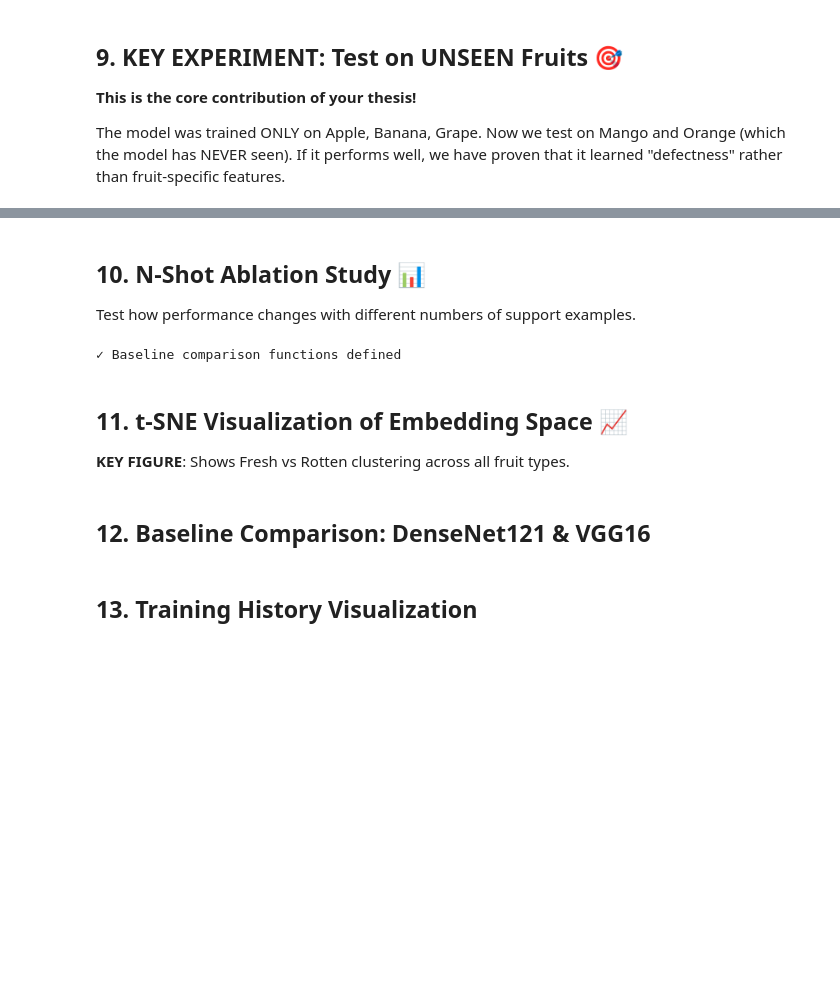
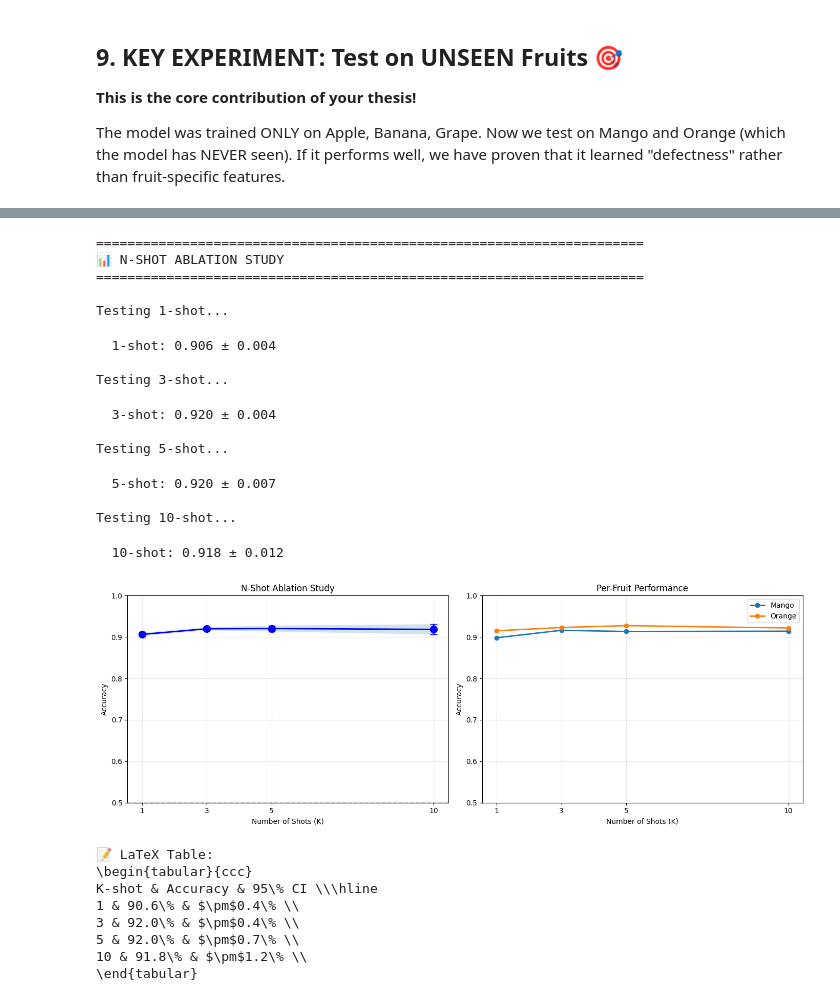
Before and after one commit to amrsamir01/Fruit_type_classification, a Jupyter notebook: FewShot.ipynb, the cells around one changed output, grey strips where cells are left out. Saved outputs shown, nothing was run; the diff lists cells and outputs as text; code cells hidden in the pictures; blank space fills up the shorter version.

```diff
--- a/FewShot.ipynb
+++ b/FewShot.ipynb
@@ -522,21 +559,23 @@ Unlike traditional training, we iterate over **episodes** not batches. Each epis
 # %%
 # ============================================================================
-# TRAINING UTILITIES WITH EARLY STOPPING & GRADIENT CLIPPING
+# TRAINING UTILITIES WITH IMPROVED MONITORING
 # ============================================================================
 
 class EarlyStopping:
     """Early stopping to prevent overfitting."""
-    def __init__(self, patience=10, min_delta=0.001, mode='max'):
+    def __init__(self, patience=7, min_delta=0.001, mode='max'):
         self.patience = patience
         self.min_delta = min_delta
         self.mode = mode
         self.counter = 0
         self.best_score = None
         self.early_stop = False
+        self.best_epoch = 0
 
-    def __call__(self, score):
+    def __call__(self, score, epoch):
         if self.best_score is None:
             self.best_score = score
+            self.best_epoch = epoch
             return False
 
         improved = (score > self.best_score + self.min_delta) if self.mode == 'max' \
@@ -544,6 +583,7 @@ class EarlyStopping:
 
         if improved:
             self.best_score = score
+            self.best_epoch = epoch
             self.counter = 0
         else:
             self.counter += 1
@@ -569,8 +609,9 @@ def train_epoch(model, dataloader, criterion, optimizer, device, gradient_clip=1
         query_imgs = query_imgs.to(device)
         query_lbls = query_lbls.to(device)
 
-        logits, query_emb, _ = model(support_imgs, support_lbls, query_imgs)
-        support_emb = model.encoder(support_imgs)
+        # Forward pass - now returns support embeddings too (no double computation)
+        logits, query_emb, support_emb, _ = model(support_imgs, support_lbls, query_imgs)
+
         all_embeddings = torch.cat([support_emb, query_emb], dim=0)
         all_labels = torch.cat([support_lbls, query_lbls], dim=0)
 
@@ -608,13 +649,14 @@ def evaluate(model, dataloader, device, desc="Evaluating", return_all=False):
         query_imgs = query_imgs.to(device)
         query_lbls = query_lbls.to(device)
 
-        logits, _, _ = model(support_imgs, support_lbls, query_imgs)
+        logits, _, _, _ = model(support_imgs, support_lbls, query_imgs)
         acc = compute_accuracy(logits, query_lbls)
         all_accuracies.append(acc)
         fruit_accuracies[fruit].append(acc)
         pbar.set_postfix({'acc': f'{acc:.3f}'})
 
     mean_acc = np.mean(all_accuracies)
+    std_acc = np.std(all_accuracies)
     per_fruit_acc = {fruit: np.mean(accs) for fruit, accs in fruit_accuracies.items()}
 
     if return_all:
@@ -630,11 +672,11 @@ def save_checkpoint(model, optimizer, epoch, metrics, path):
 
 
 def load_checkpoint(model, optimizer, path):
-    checkpoint = torch.load(path)
+    checkpoint = torch.load(path, map_location=device)
     model.load_state_dict(checkpoint['model_state_dict'])
     if optimizer:
         optimizer.load_state_dict(checkpoint['optimizer_state_dict'])
     return checkpoint['epoch'], checkpoint['metrics']
 
-print("✓ Training utilities with early stopping & gradient clipping")
+print("✓ Training utilities defined")
 # %% [output]
@@ -1011,7 +1168,3 @@ Per-Fruit Accuracy:
-# %% [markdown]
-## 10. N-Shot Ablation Study 📊
-
-Test how performance changes with different numbers of support examples.
 # %%
 # ============================================================================
 # N-SHOT ABLATION STUDY
@@ -1028,9 +1181,9 @@ def ablation_n_shot(model, test_dataset, device, config,
     # Load best model
     ckpt_path = os.path.join(config.CHECKPOINT_DIR, 'best_model.pth')
     if os.path.exists(ckpt_path):
-        model.load_state_dict(torch.load(ckpt_path)['model_state_dict'])
+        model.load_state_dict(torch.load(ckpt_path, map_location=device)['model_state_dict'])
 
-    results = {}
+    ablation_results = {}
 
     for n_shot in shots:
         print(f"\nTesting {n_shot}-shot...")
@@ -1045,7 +1198,7 @@ def ablation_n_shot(model, test_dataset, device, config,
                 per_fruit_trials[fruit].append(f_acc)
 
         mean, std, ci = compute_confidence_interval(trial_accs)
-        results[n_shot] = {
+        ablation_results[n_shot] = {
             'mean': mean, 'std': std, 'ci_95': ci,
             'per_fruit': {f: {'mean': np.mean(a), 'std': np.std(a)}
                          for f, a in per_fruit_trials.items()}
@@ -1056,8 +1209,8 @@ def ablation_n_shot(model, test_dataset, device, config,
     fig, axes = plt.subplots(1, 2, figsize=(14, 5))
 
     # Overall
-    means = [results[s]['mean'] for s in shots]
-    cis = [results[s]['ci_95'] for s in shots]
+    means = [ablation_results[s]['mean'] for s in shots]
+    cis = [ablation_results[s]['ci_95'] for s in shots]
     axes[0].errorbar(shots, means, yerr=cis, fmt='bo-', linewidth=2,
                      markersize=10, capsize=5)
     axes[0].fill_between(shots, [m-c for m,c in zip(means, cis)],
@@ -1071,38 +1224,57 @@ def ablation_n_shot(model, test_dataset, device, config,
     axes[0].axhline(y=0.5, color='gray', linestyle='--', alpha=0.5)
 
     # Per-fruit
     for fruit in config.TEST_FRUITS:
-        fruit_means = [results[s]['per_fruit'].get(fruit, {}).get('mean', 0) for s in shots]
+        fruit_means = [ablation_results[s]['per_fruit'].get(fruit, {}).get('mean', 0) for s in shots]
         axes[1].plot(shots, fruit_means, 'o-', linewidth=2, label=fruit.capitalize())
     axes[1].set_xlabel('Number of Shots (K)')
     axes[1].set_ylabel('Accuracy')
     axes[1].set_title('Per-Fruit Performance')
     axes[1].set_xticks(shots)
     axes[1].set_ylim(0.5, 1.0)
     axes[1].grid(True, alpha=0.3)
     axes[1].legend()
 
     plt.tight_layout()
     plt.savefig(os.path.join(config.RESULTS_DIR, 'ablation_nshot.png'), dpi=300)
     plt.show()
 
     # LaTeX table
     print("\n📝 LaTeX Table:")
     print("\\begin{tabular}{ccc}")
     print("K-shot & Accuracy & 95\\% CI \\\\\\hline")
     for s in shots:
-        r = results[s]
+        r = ablation_results[s]
         print(f"{s} & {r['mean']*100:.1f}\\% & $\\pm${r['ci_95']*100:.1f}\\% \\\\")
     print("\\end{tabular}")
 
-    return results
+    return ablation_results
 
 # Run ablation
 if os.path.exists(config.DATA_ROOT):
     nshot_results = ablation_n_shot(model, test_dataset, device, config)
 # %% [output]
-✓ Baseline comparison functions defined
+======================================================================
+📊 N-SHOT ABLATION STUDY
+======================================================================
+
+Testing 1-shot...
+  1-shot: 0.906 ± 0.004
+
+Testing 3-shot...
+  3-shot: 0.920 ± 0.004
+
+Testing 5-shot...
+  5-shot: 0.920 ± 0.007
+
+Testing 10-shot...
+  10-shot: 0.918 ± 0.012
+[figure, added]
+📝 LaTeX Table:
+\begin{tabular}{ccc}
+K-shot & Accuracy & 95\% CI \\\hline
+1 & 90.6\% & $\pm$0.4\% \\
+3 & 92.0\% & $\pm$0.4\% \\
+5 & 92.0\% & $\pm$0.7\% \\
+10 & 91.8\% & $\pm$1.2\% \\
+\end{tabular}
-# %% [markdown]
-## 11. t-SNE Visualization of Embedding Space 📈
-
-**KEY FIGURE**: Shows Fresh vs Rotten clustering across all fruit types.
@@ -1210,2 +1280,0 @@ if os.path.exists(config.DATA_ROOT):
-# %% [markdown]
-## 12. Baseline Comparison: DenseNet121 & VGG16
@@ -1324,2 +1280,0 @@ if os.path.exists(config.DATA_ROOT):
-# %% [markdown]
-## 13. Training History Visualization
```
Also changed, not shown: parts of 22 cells of this notebook.
